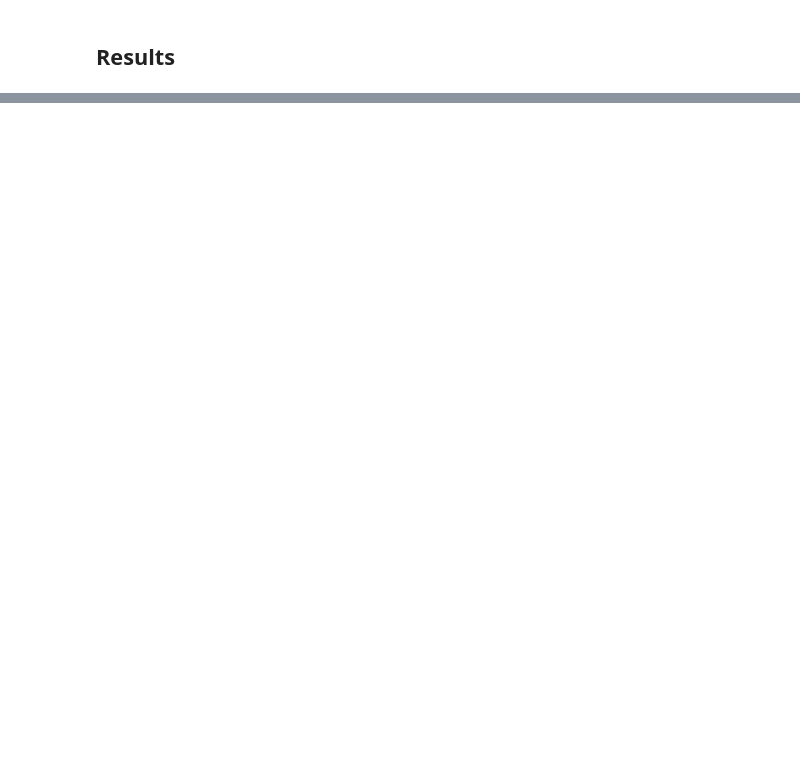
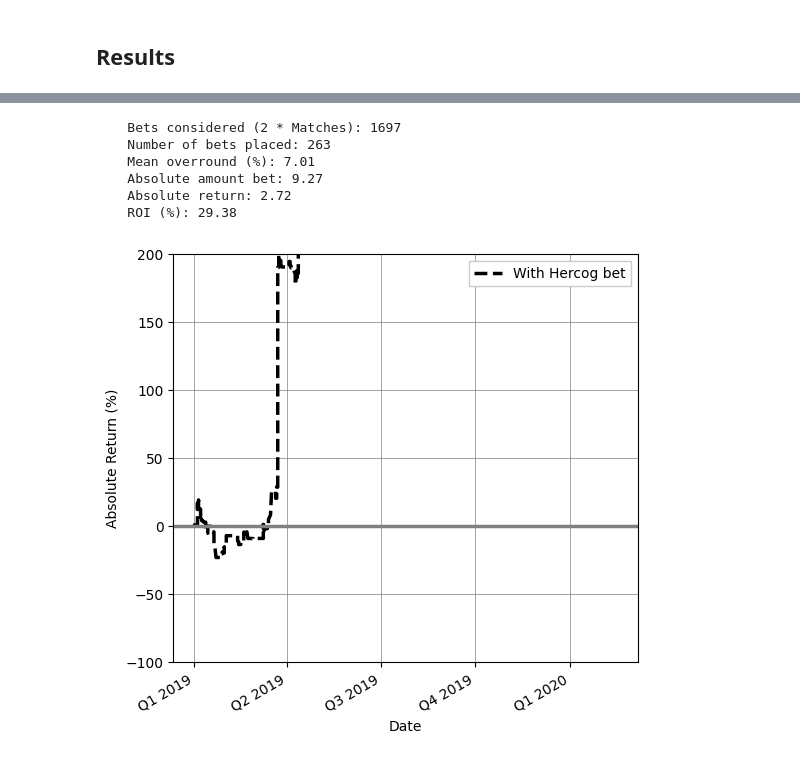
Before and after one commit to Faxulous/notFeelingTheBuzz, a Jupyter notebook: 2 Replication/replication_method.ipynb, the cells around one changed output, grey strips where cells are left out. Cells and saved outputs as stored; diff of their text form; code cells hidden in the pictures; blank space fills up the shorter version.

```diff
--- a/2 Replication/replication_method.ipynb
+++ b/2 Replication/replication_method.ipynb
@@ -26,3 +59,9 @@ Test set rows: 5190
+# %%
+# Remove Hercog Bet!
+testset_no_hercog = testset.drop(testset[(testset['match_id'] == 5883) & (testset['player'] == 'Polona Hercog')].index)
+# testset.drop(testset[(testset['match_id'] == 5883) & (testset['player'] == 'Polona Hercog')].index, inplace=True)
+# Remove Hercog Bet!
+original_df.drop(original_df[(original_df['match_id'] == 5883) & (original_df['player'] == 'Polona Hercog')].index, inplace=True)
 # %%
 # All functions used for results
 
@@ -230,6 +345,10 @@ ROI (%): 28.815883432291646
 # %%
+# Using N=5188 Odds - Table 1 Disputed.
+print("Match of note:")
+print(testset[(testset['player'] == 'Kristina Kucova') & (testset['date'] == '2019-07-15')].to_string())
+
+filtered_testset = testset[~((testset['player'] == 'Anastasia Potapova') & (testset['date'] == '2019-07-15'))].copy()
 # Table 2 PM Best Odds results and Figure 2a plot
-params = fit_regression(rankdist=True)
-show_results(testset, params=params, odds="best")
-plot_results()
+params = fit_regression(rankdist=True, train_set=fitset)
+show_results(filtered_testset, estimated_probabilities='model_est_prob', params=params, odds="best")
 # %% [output]
@@ -253,0 +504,12 @@ ROI (%): 3.0546392654299037
+# %%
+# RRS CORRECT Results Column IV: p∈[0.4,0.6]
+testset = table_5_results(strict_inequality='no', data=original_df, range_1=(0.4,0.6))
+plot_results(primary_data=testset)
+# %% [output]
+    Bets considered (2 * Matches): 1697
+    Number of bets placed: 263
+    Mean overround (%): 7.01
+    Absolute amount bet: 9.27
+    Absolute return: 2.72
+    ROI (%): 29.38
+[figure, added]
```
Also changed, not shown: parts of 17 cells of this notebook, 7 other files.
